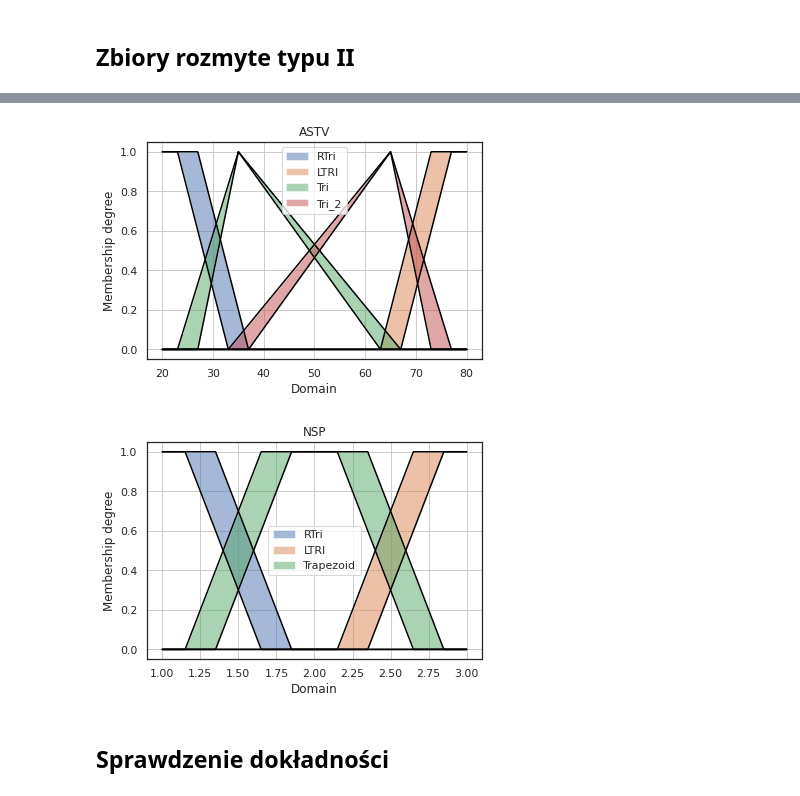
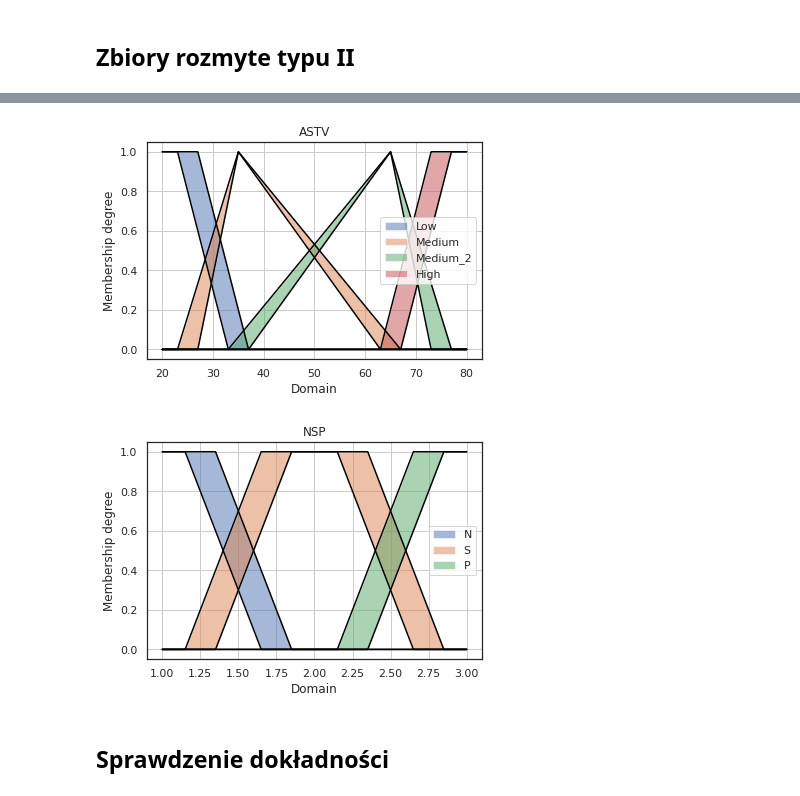
Before and after one commit to Krl1/Fuzzy_clustering, a Jupyter notebook: Projekt/final.ipynb, the cells around one changed output, grey strips where cells are left out. Drawn from its saved outputs; the diff is of its cells as text; code cells hidden in the pictures.

```diff
--- a/Projekt/final.ipynb
+++ b/Projekt/final.ipynb
@@ -377,24 +446,24 @@ ASTV_LTri = IT2FS(ASTV_domain,
              ltri_mf, [63, 73, 1],
              ltri_mf, [67, 77, 1], check_set=True)
 
-IT2FS_plot(ASTV_RTri, ASTV_LTri, ASTV_Tri, ASTV_Tri_2, legends=['RTri', 'LTRI', 'Tri', 'Tri_2'], title='ASTV')
+IT2FS_plot(ASTV_RTri, ASTV_Tri, ASTV_Tri_2, ASTV_LTri, legends=['Low', 'Medium', 'Medium_2', 'High'], title='ASTV')
 # %% [output]
-[figure, old version]
+[figure, new version]
 # %%
 NSP_domain = np.linspace(1, 3, 1001)
 NSP_RTri = IT2FS(NSP_domain,
              rtri_mf, [1.85, 1.35 , 1],
              rtri_mf, [1.65, 1.15, 1], check_set=True)
 NSP_Trapezoid = IT2FS(NSP_domain,
                   trapezoid_mf, [1.15, 1.65, 2.35, 2.85, 1],
                   trapezoid_mf, [1.35, 1.85, 2.15, 2.65, 1], check_set=True)
 NSP_LTri = IT2FS(NSP_domain,
              ltri_mf, [2.15, 2.65, 1],
              ltri_mf, [2.35, 2.85, 1], check_set=True)
 
-IT2FS_plot(NSP_RTri, NSP_LTri, NSP_Trapezoid, legends=['RTri', 'LTRI', 'Trapezoid'], title='NSP')
+IT2FS_plot(NSP_RTri, NSP_Trapezoid, NSP_LTri, legends=['N', 'S', 'P'], title='NSP',)
 # %% [output]
-[figure, old version]
+[figure, new version]
 # %%
 myIT2FLS = IT2Mamdani(min_t_norm, max_s_norm, method="Centroid", algorithm="KM")
 myIT2FLS.add_input_variable("ALTV")
```
Also changed, not shown: parts of 17 cells of this notebook.
